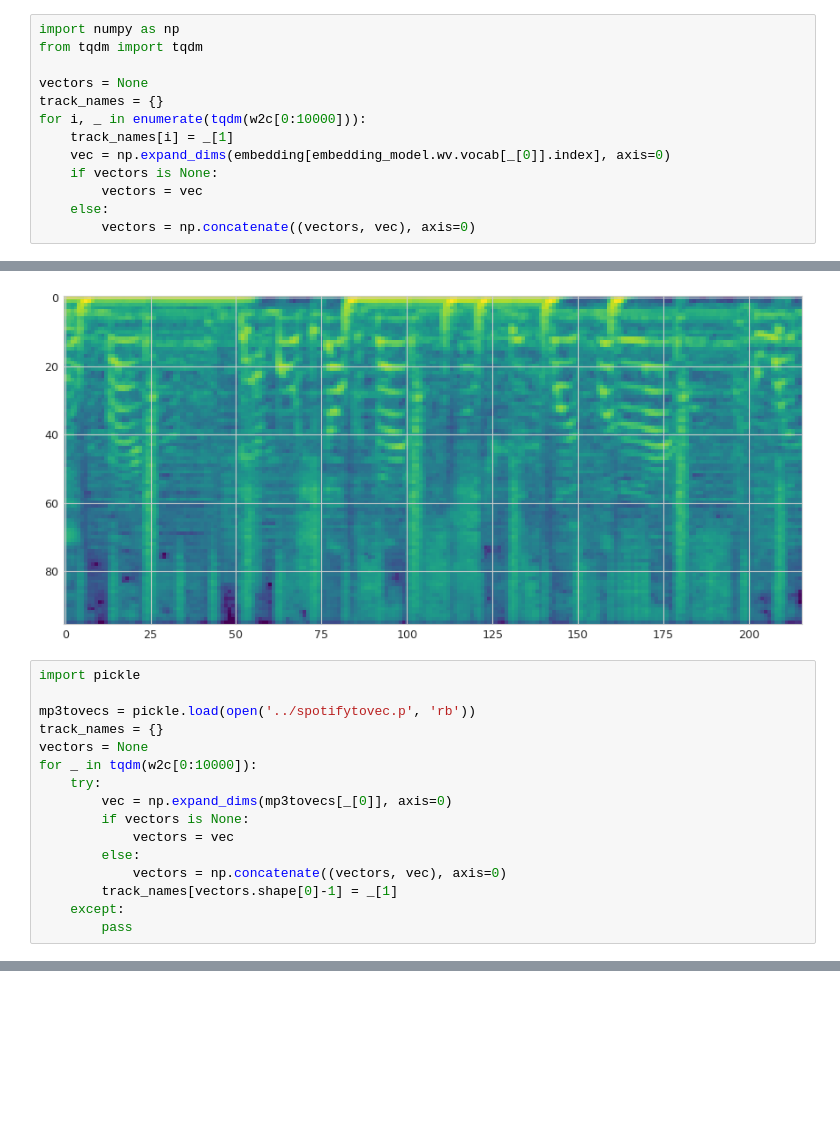
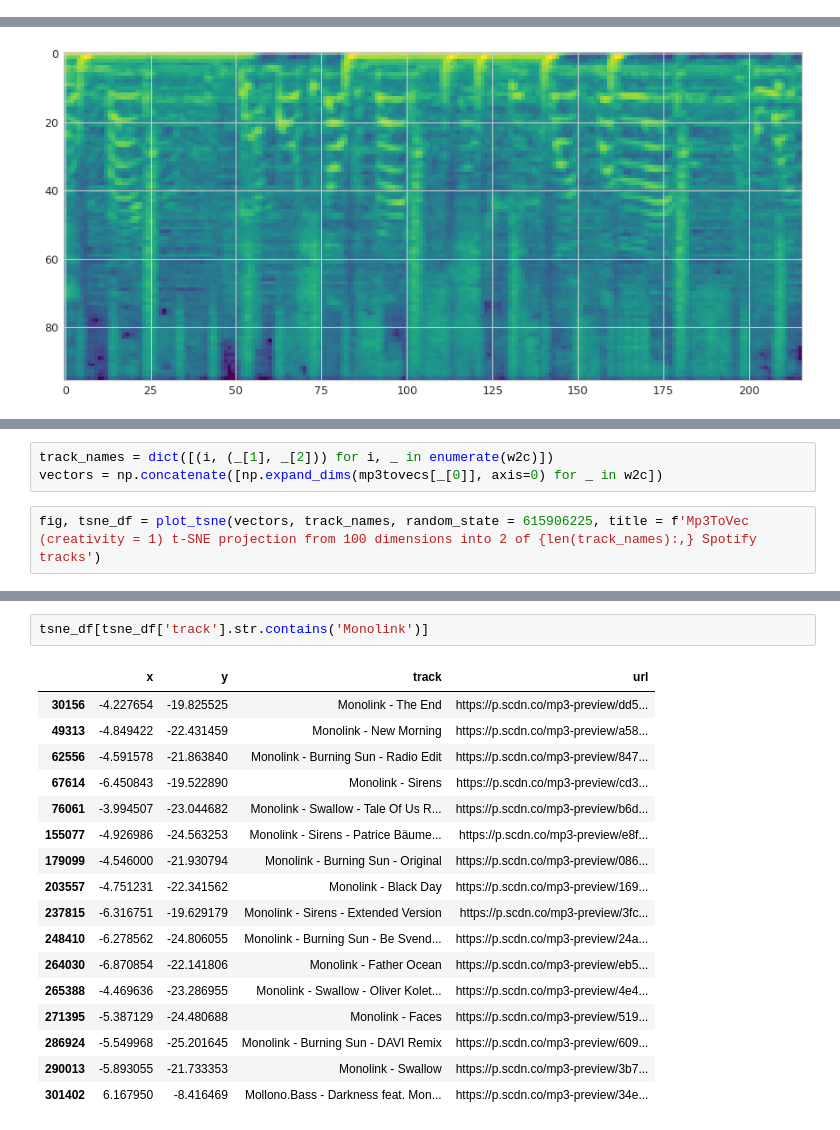
Before and after one commit to teticio/Deej-AI, a Jupyter notebook: notebooks/t-SNE.ipynb, the cells around one changed output, grey strips where cells are left out. Saved outputs shown, nothing was run; the diff lists cells and outputs as text; blank space fills up the shorter version.

```diff
--- a/notebooks/t-SNE.ipynb
+++ b/notebooks/t-SNE.ipynb
@@ -52,13 +48,0 @@ w2c[0:10]
-# %%
-import numpy as np
-from tqdm import tqdm
-
-vectors = None
-track_names = {}
-for i, _ in enumerate(tqdm(w2c[0:10000])):
-    track_names[i] = _[1]
-    vec = np.expand_dims(embedding[embedding_model.wv.vocab[_[0]].index], axis=0)
-    if vectors is None:
-        vectors = vec
-    else:
-        vectors = np.concatenate((vectors, vec), axis=0)
@@ -113,19 +160,3 @@ plt.imshow(img)
 # %% [output]
 <matplotlib.image.AxesImage at 0x...>
 [figure]
-# %%
-import pickle
-
-mp3tovecs = pickle.load(open('../spotifytovec.p', 'rb'))
-track_names = {}
-vectors = None
-for _ in tqdm(w2c[0:10000]):
-    try:
-        vec = np.expand_dims(mp3tovecs[_[0]], axis=0)
-        if vectors is None:
-            vectors = vec
-        else:
-            vectors = np.concatenate((vectors, vec), axis=0)
-        track_names[vectors.shape[0]-1] = _[1]
-    except:
-        pass
@@ -142,0 +163,5 @@ Loading BokehJS ...
+# %%
+track_names = dict([(i, (_[1], _[2])) for i, _ in enumerate(w2c)])
+vectors = np.concatenate([np.expand_dims(mp3tovecs[_[0]], axis=0) for _ in w2c])
+# %%
+fig, tsne_df = plot_tsne(vectors, track_names, random_state = 615906225, title = f'Mp3ToVec (creativity = 1) t-SNE projection from 100 dimensions into 2 of {len(track_names):,} Spotify tracks')
@@ -142,0 +232,20 @@ Loading BokehJS ...
+# %%
+tsne_df[tsne_df['track'].str.contains('Monolink')]
+# %% [output]
+|  | x | y | track | url |
+| 30156 | -4.227654 | -19.825525 | Monolink - The End | https://p.scdn.co/mp3-preview/dd5... |
+| 49313 | -4.849422 | -22.431459 | Monolink - New Morning | https://p.scdn.co/mp3-preview/a58... |
+| 62556 | -4.591578 | -21.863840 | Monolink - Burning Sun - Radio Edit | https://p.scdn.co/mp3-preview/847... |
+| 67614 | -6.450843 | -19.522890 | Monolink - Sirens | https://p.scdn.co/mp3-preview/cd3... |
+| 76061 | -3.994507 | -23.044682 | Monolink - Swallow - Tale Of Us R... | https://p.scdn.co/mp3-preview/b6d... |
+| 155077 | -4.926986 | -24.563253 | Monolink - Sirens - Patrice Bäume... | https://p.scdn.co/mp3-preview/e8f... |
+| 179099 | -4.546000 | -21.930794 | Monolink - Burning Sun - Original | https://p.scdn.co/mp3-preview/086... |
+| 203557 | -4.751231 | -22.341562 | Monolink - Black Day | https://p.scdn.co/mp3-preview/169... |
+| 237815 | -6.316751 | -19.629179 | Monolink - Sirens - Extended Version | https://p.scdn.co/mp3-preview/3fc... |
+| 248410 | -6.278562 | -24.806055 | Monolink - Burning Sun - Be Svend... | https://p.scdn.co/mp3-preview/24a... |
+| 264030 | -6.870854 | -22.141806 | Monolink - Father Ocean | https://p.scdn.co/mp3-preview/eb5... |
+| 265388 | -4.469636 | -23.286955 | Monolink - Swallow - Oliver Kolet... | https://p.scdn.co/mp3-preview/4e4... |
+| 271395 | -5.387129 | -24.480688 | Monolink - Faces | https://p.scdn.co/mp3-preview/519... |
+| 286924 | -5.549968 | -25.201645 | Monolink - Burning Sun - DAVI Remix | https://p.scdn.co/mp3-preview/609... |
+| 290013 | -5.893055 | -21.733353 | Monolink - Swallow | https://p.scdn.co/mp3-preview/3b7... |
+| 301402 | 6.167950 | -8.416469 | Mollono.Bass - Darkness feat. Mon... | https://p.scdn.co/mp3-preview/34e... |
```
Also changed, not shown: parts of 22 cells of this notebook, 2 other files.
